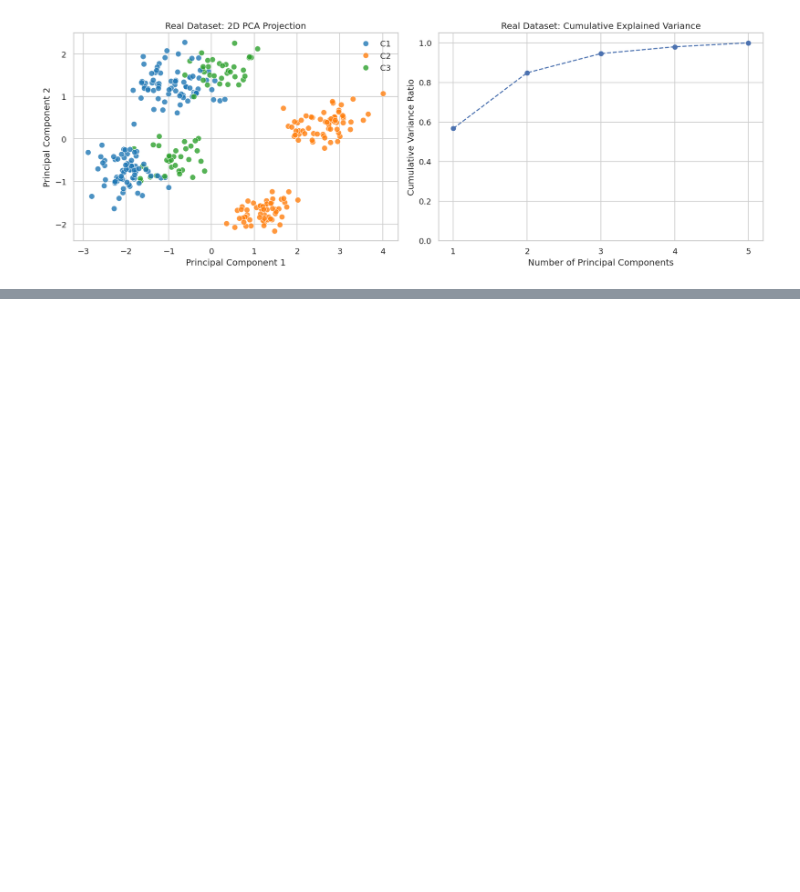
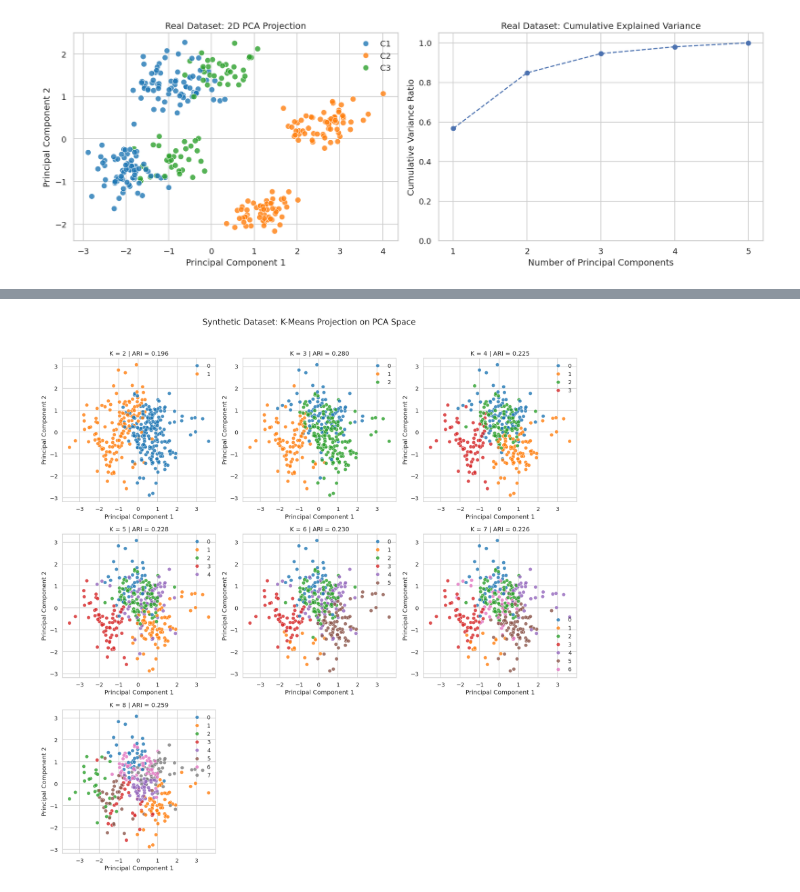
Before and after one commit to Hugusss/AAMD-Task-UnsupervisedLearning, a Jupyter notebook: A2-GroupW-.ipynb, the cells around one changed output, grey strips where cells are left out. Saved outputs shown, nothing was run; the diff lists cells and outputs as text; code cells hidden in the pictures; blank space fills up the shorter version.

```diff
--- a/A2-GroupW-.ipynb
+++ b/A2-GroupW-.ipynb
@@ -174,0 +177,87 @@ evaluate_tsne_perplexities(X_real, meta_real['labels'], "Real Dataset", perplexi
+# %%
+# k-MEANS
+from sklearn.cluster import KMeans
+from sklearn.metrics import adjusted_rand_score
+
+def evaluate_kmeans_on_pca(X: np.ndarray, X_pca: np.ndarray, real_labels: np.ndarray, dataset_name: str, k_range: range, save_dir: str = './plots'):
+    """
+    Applies K-Means clustering across a range of k values, computes the Adjusted Rand Index (ARI)
+    against ground truth, and plots the assigned clusters onto the 2D PCA latent space.
+    """
+    n_plots = len(k_range)
+    # Configure dynamic grid layout. 3 plots per row max for readability.
+    cols = 3
+    rows = int(np.ceil(n_plots / cols))
+
+    fig, axes = plt.subplots(rows, cols, figsize=(5 * cols, 5 * rows))
+    axes = axes.flatten() # flatten to iterate easily
+
+    ari_scores = []
+
+    for i, k in enumerate(k_range):
+        # initialize K-Means
+        kmeans = KMeans(n_clusters=k, random_state=42, n_init='auto')
+
+        # Fit on high-dimensional scaled space X, get predicted cluster assignments
+        predicted_clusters = kmeans.fit_predict(X)
+
+        # comparison: Compute ARI between true labels and K-Means clusters
+        ari = adjusted_rand_score(real_labels, predicted_clusters)
+        ari_scores.append((k, ari))
+
+        # Scatter plot over PCA coordinates (from Module 3)
+        sns.scatterplot(
+            x=X_pca[:, 0],
+            y=X_pca[:, 1],
+            hue=predicted_clusters,
+            palette='tab10',
+            ax=axes[i],
+            s=50,
+            alpha=0.8,
+            legend='full'
+        )
+
+        axes[i].set_title(f'K = {k} | ARI = {ari:.3f}')
+        axes[i].set_xlabel('Principal Component 1')
+        axes[i].set_ylabel('Principal Component 2')
+
+    for j in range(i + 1, len(axes)):
+        fig.delaxes(axes[j])
+
+    fig.suptitle(f'{dataset_name}: K-Means Projection on PCA Space', fontsize=16, y=1.02)
+    plt.tight_layout()
+
+    filename = f"{dataset_name.replace(' ', '_').lower()}_kmeans_pca.png"
+    filepath = os.path.join(save_dir, filename)
+    fig.savefig(filepath, dpi=300, bbox_inches='tight')
+
+    plt.show()
+
+    # statistical summary
+    print(f"--- ARI Benchmark Summary for {dataset_name} ---")
+    for k, ari in ari_scores:
+        print(f"K = {k}: ARI = {ari:.4f}")
+
+    return ari_scores
+
+# evaluate K from 2 to 8 to cover the underlying ground truth of both datasets (Synthetic has 6 true classes, Real has 3 true classes)
+k_search_space = range(2, 9)
+
+print("--- K-Means Evaluation: Synthetic Dataset ---")
+ari_syn = evaluate_kmeans_on_pca(
+    X=X_syn,
+    X_pca=X_syn_pca,
+    real_labels=meta_syn['labels'],
+    dataset_name="Synthetic Dataset",
+    k_range=k_search_space
+)
+
+print("\n--- K-Means Evaluation: Real Dataset ---")
+ari_real = evaluate_kmeans_on_pca(
+    X=X_real,
+    X_pca=X_real_pca,
+    real_labels=meta_real['labels'],
+    dataset_name="Real Dataset",
+    k_range=k_search_space
+)
+# %% [output]
@@ -174,0 +265 @@ evaluate_tsne_perplexities(X_real, meta_real['labels'], "Real Dataset", perplexi
+[figure, added]
```
Also changed, not shown: parts of 5 cells of this notebook, 4 other files.
